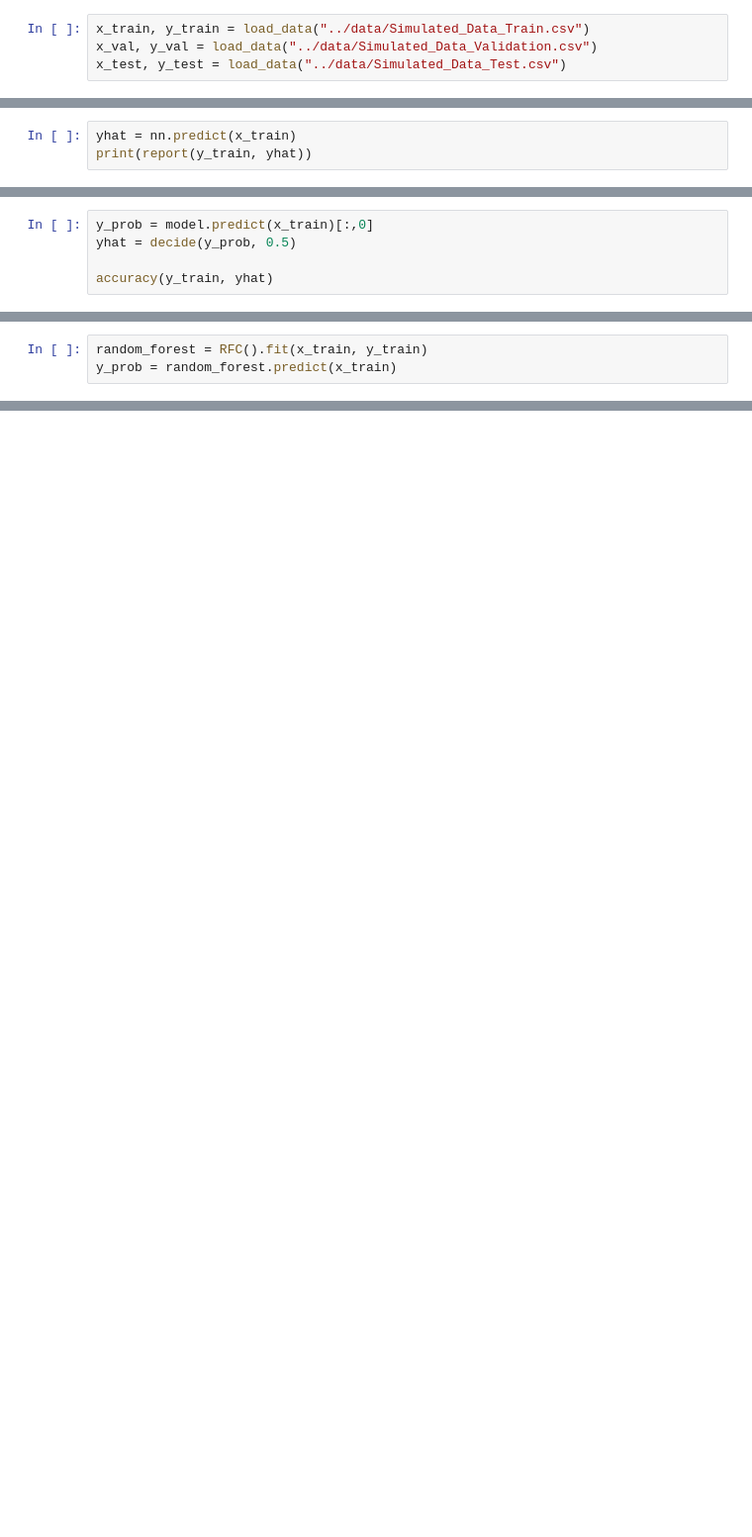
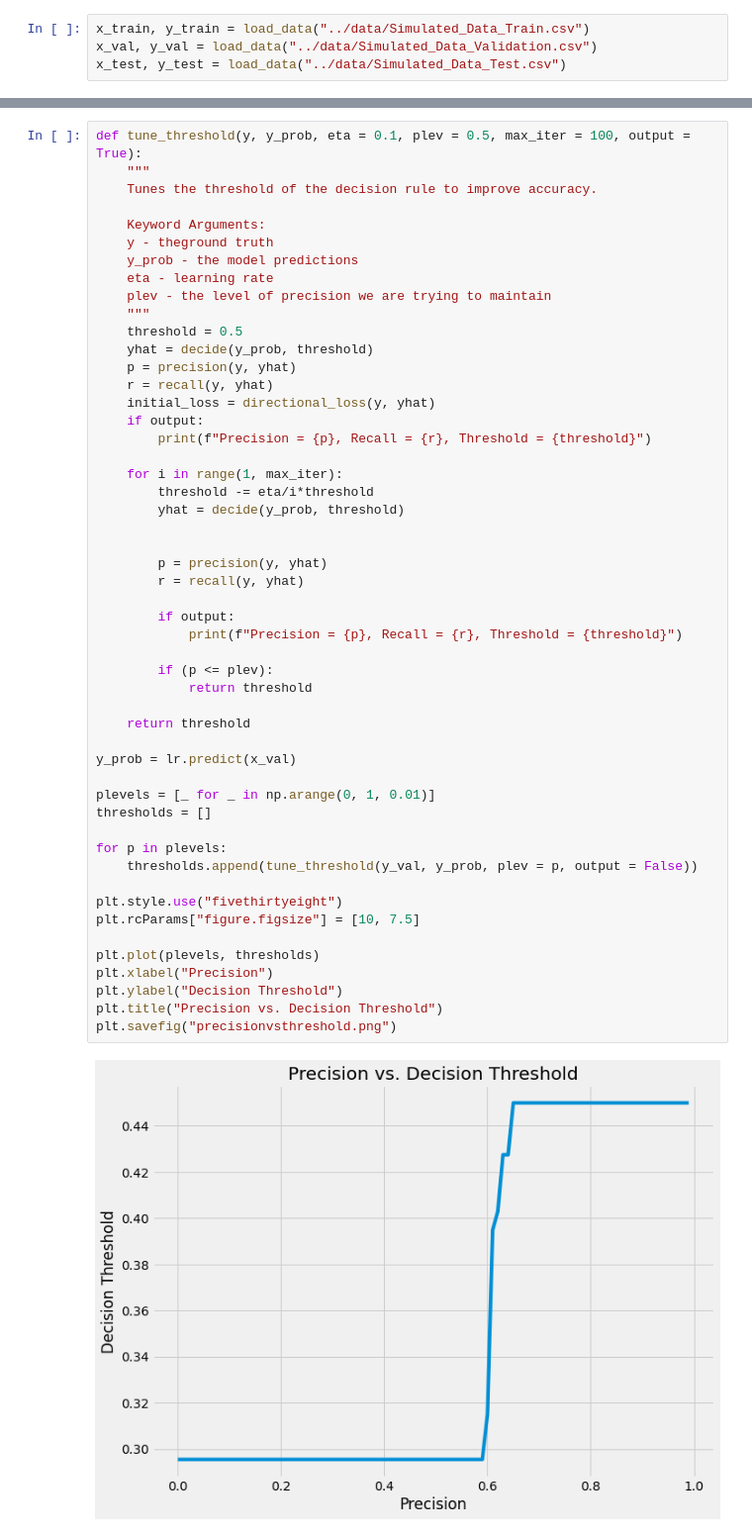
Before and after one commit to ayush-kumar-1/UGADataScienceCompetition, a Jupyter notebook: notebooks/1_lr.ipynb, the cells around one changed output, grey strips where cells are left out. Shown at 99% size. Cells and saved outputs as stored; diff of their text form; blank space fills up the shorter version.

Commit message:
Continued work on report

```diff
--- a/notebooks/1_lr.ipynb
+++ b/notebooks/1_lr.ipynb
@@ -180,3 +33,0 @@ array([0, 0, 0, ..., 0, 0, 0])
-# %%
-yhat = nn.predict(x_train)
-print(report(y_train, yhat))
@@ -192,5 +33,0 @@ weighted avg       0.91      0.93      0.90     20000
-# %%
-y_prob = model.predict(x_train)[:,0]
-yhat = decide(y_prob, 0.5)
-
-accuracy(y_train, yhat)
@@ -268,3 +33,0 @@ from sklearn.ensemble import RandomForestClassifier as RFC
-# %%
-random_forest = RFC().fit(x_train, y_train)
-y_prob = random_forest.predict(x_train)
@@ -309,0 +43,53 @@ dtype: float64
+# %%
+def tune_threshold(y, y_prob, eta = 0.1, plev = 0.5, max_iter = 100, output = True):
+    """
+    Tunes the threshold of the decision rule to improve accuracy.
+
+    Keyword Arguments:
+    y - theground truth
+    y_prob - the model predictions
+    eta - learning rate
+    plev - the level of precision we are trying to maintain
+    """
+    threshold = 0.5
+    yhat = decide(y_prob, threshold)
+    p = precision(y, yhat)
+    r = recall(y, yhat)
+    initial_loss = directional_loss(y, yhat)
+    if output:
+        print(f"Precision = {p}, Recall = {r}, Threshold = {threshold}")
+
+    for i in range(1, max_iter):
+        threshold -= eta/i*threshold
+        yhat = decide(y_prob, threshold)
+
+
+        p = precision(y, yhat)
+        r = recall(y, yhat)
+
+        if output:
+            print(f"Precision = {p}, Recall = {r}, Threshold = {threshold}")
+
+        if (p <= plev):
+            return threshold
+
+    return threshold
+
+y_prob = lr.predict(x_val)
+
+plevels = [_ for _ in np.arange(0, 1, 0.01)]
+thresholds = []
+
+for p in plevels:
+    thresholds.append(tune_threshold(y_val, y_prob, plev = p, output = False))
+
+plt.style.use("fivethirtyeight")
+plt.rcParams["figure.figsize"] = [10, 7.5]
+
+plt.plot(plevels, thresholds)
+plt.xlabel("Precision")
+plt.ylabel("Decision Threshold")
+plt.title("Precision vs. Decision Threshold")
+plt.savefig("precisionvsthreshold.png")
+# %% [output]
+[figure, added]
```
Also changed, not shown: parts of 20 cells of this notebook, 11 other files.
